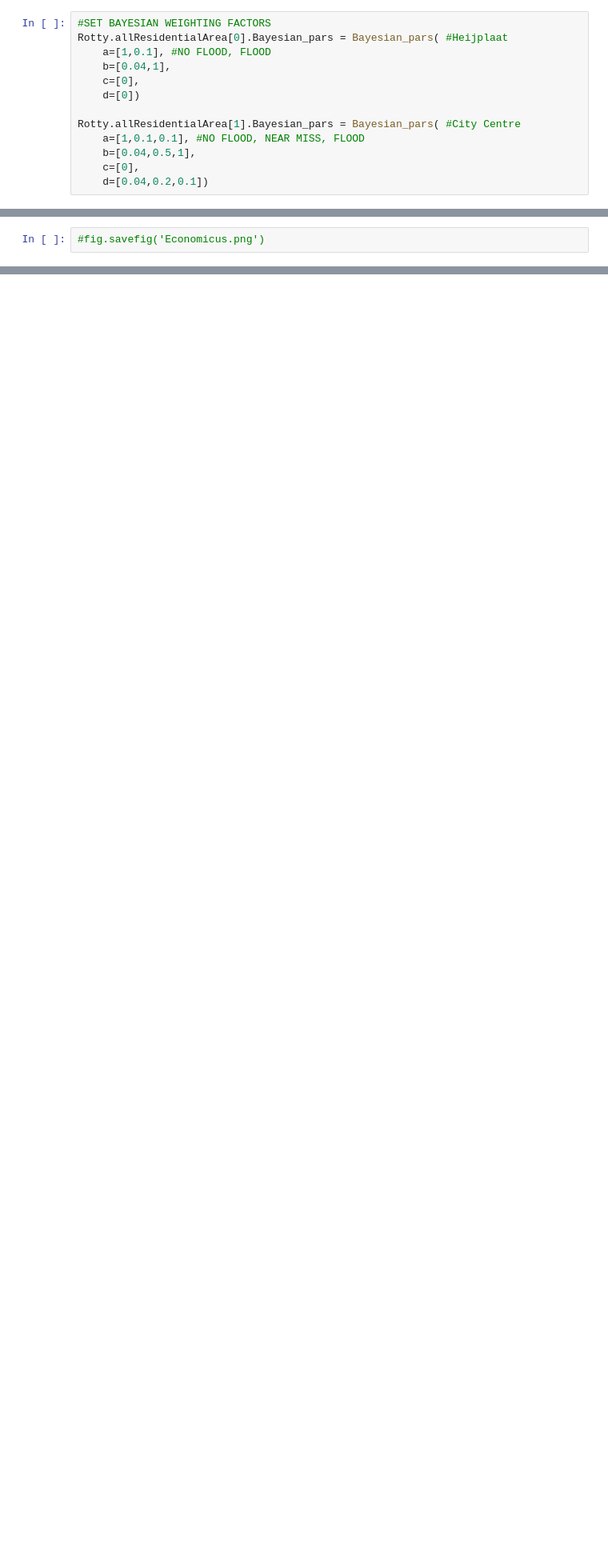
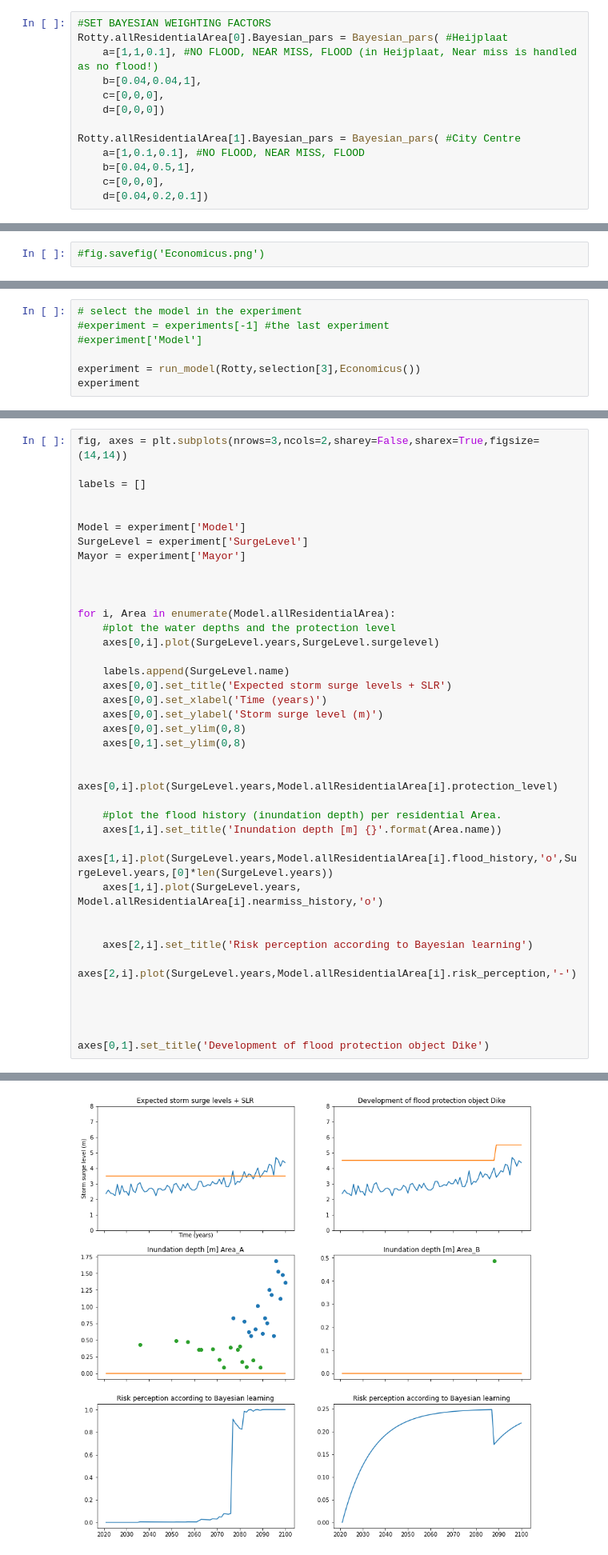
Before and after one commit to keesvanginkel/Urban-SETP, a Jupyter notebook: Rotterdam.ipynb, the cells around one changed output, grey strips where cells are left out. Shown at 80% size. Saved outputs shown, nothing was run; the diff lists cells and outputs as text; blank space fills up the shorter version.

```diff
--- a/Rotterdam.ipynb
+++ b/Rotterdam.ipynb
@@ -50,13 +50,13 @@ Area_B: €87500000000 _____ 87500mln €
 # %%
 #SET BAYESIAN WEIGHTING FACTORS
 Rotty.allResidentialArea[0].Bayesian_pars = Bayesian_pars( #Heijplaat
-    a=[1,0.1], #NO FLOOD, FLOOD
-    b=[0.04,1],
-    c=[0],
-    d=[0])
+    a=[1,1,0.1], #NO FLOOD, NEAR MISS, FLOOD (in Heijplaat, Near miss is handled as no flood!)
+    b=[0.04,0.04,1],
+    c=[0,0,0],
+    d=[0,0,0])
 
 Rotty.allResidentialArea[1].Bayesian_pars = Bayesian_pars( #City Centre
     a=[1,0.1,0.1], #NO FLOOD, NEAR MISS, FLOOD
     b=[0.04,0.5,1],
-    c=[0],
+    c=[0,0,0],
     d=[0.04,0.2,0.1])
@@ -470,0 +471,7 @@ for experiment in reversed(experiments):
+# %%
+# select the model in the experiment
+#experiment = experiments[-1] #the last experiment
+#experiment['Model']
+
+experiment = run_model(Rotty,selection[3],Economicus())
+experiment
@@ -470,0 +510,39 @@ for experiment in reversed(experiments):
+# %%
+fig, axes = plt.subplots(nrows=3,ncols=2,sharey=False,sharex=True,figsize=(14,14))
+
+labels = []
+
+
+Model = experiment['Model']
+SurgeLevel = experiment['SurgeLevel']
+Mayor = experiment['Mayor']
+
+
+
+for i, Area in enumerate(Model.allResidentialArea):
+    #plot the water depths and the protection level
+    axes[0,i].plot(SurgeLevel.years,SurgeLevel.surgelevel)
+
+    labels.append(SurgeLevel.name)
+    axes[0,0].set_title('Expected storm surge levels + SLR')
+    axes[0,0].set_xlabel('Time (years)')
+    axes[0,0].set_ylabel('Storm surge level (m)')
+    axes[0,0].set_ylim(0,8)
+    axes[0,1].set_ylim(0,8)
+
+    axes[0,i].plot(SurgeLevel.years,Model.allResidentialArea[i].protection_level)
+
+    #plot the flood history (inundation depth) per residential Area.
+    axes[1,i].set_title('Inundation depth [m] {}'.format(Area.name))
+    axes[1,i].plot(SurgeLevel.years,Model.allResidentialArea[i].flood_history,'o',SurgeLevel.years,[0]*len(SurgeLevel.years))
+    axes[1,i].plot(SurgeLevel.years, Model.allResidentialArea[i].nearmiss_history,'o')
+
+
+    axes[2,i].set_title('Risk perception according to Bayesian learning')
+    axes[2,i].plot(SurgeLevel.years,Model.allResidentialArea[i].risk_perception,'-')
+
+
+
+
+axes[0,1].set_title('Development of flood protection object Dike')
+# %% [output]
@@ -470,0 +550 @@ for experiment in reversed(experiments):
+[figure, added]
```
Also changed, not shown: parts of 10 cells of this notebook, 1 other file.
